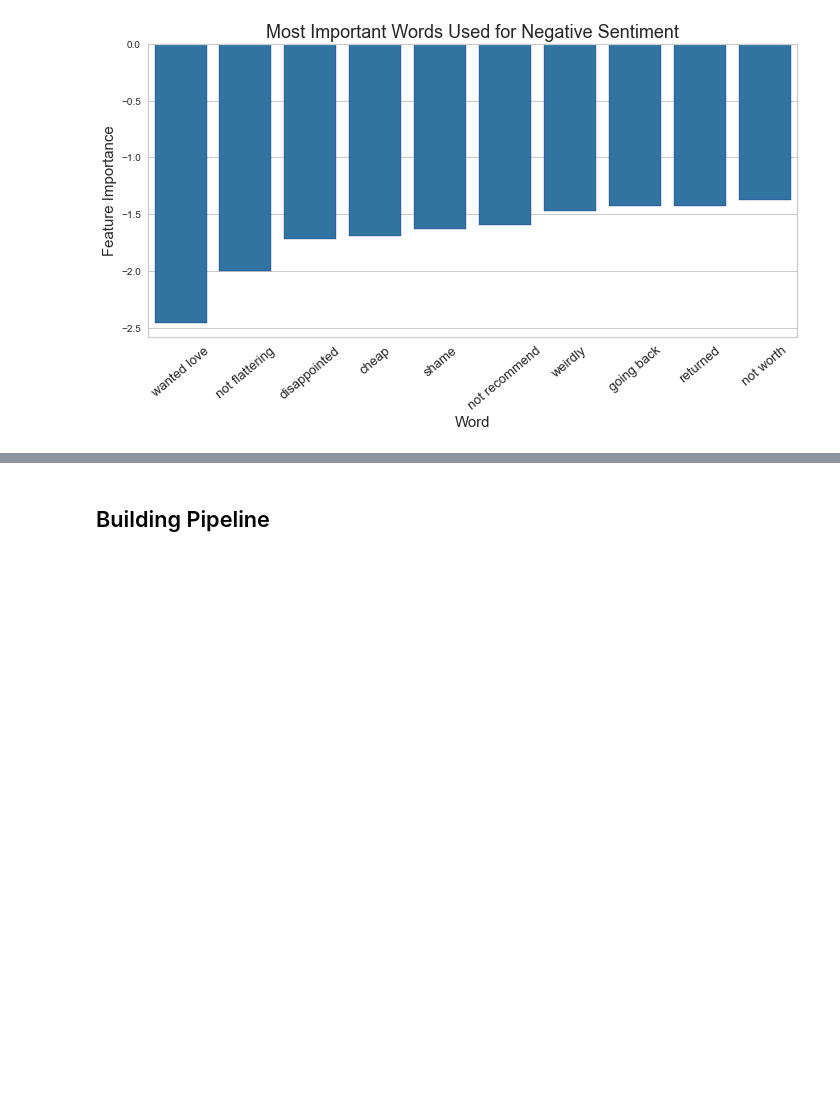
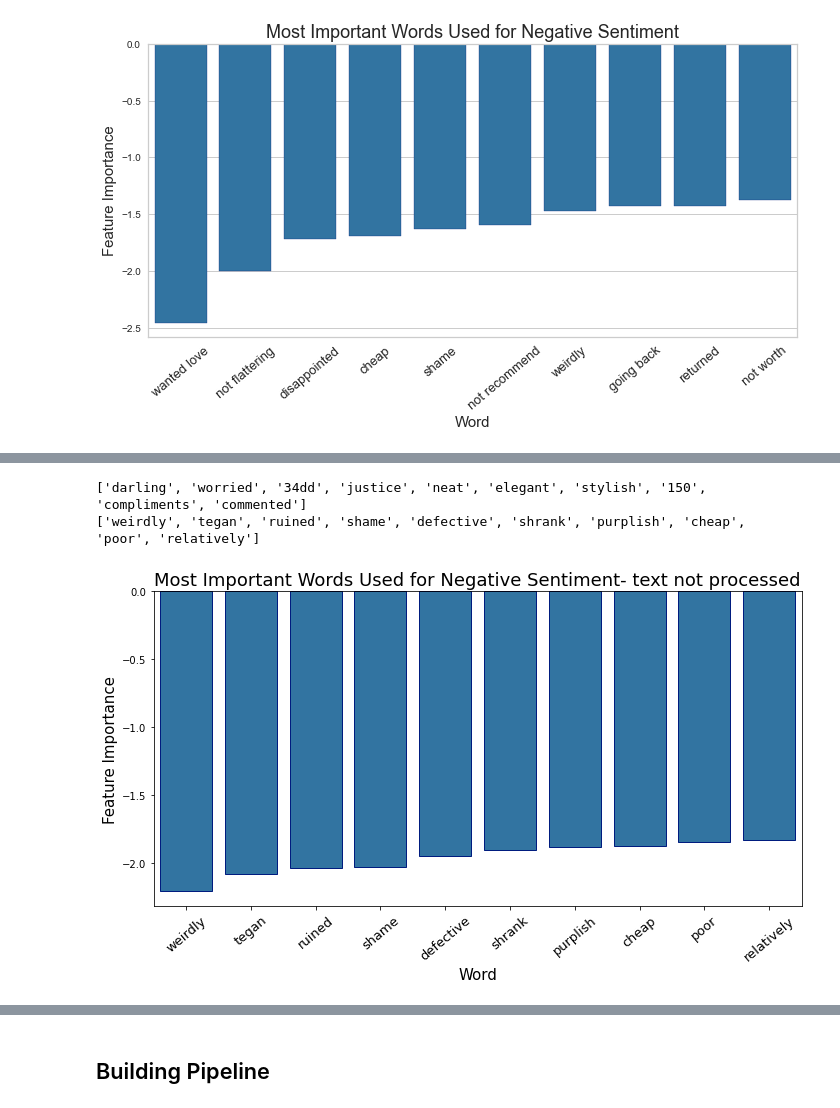
Before and after one commit to baharbiazar/E_Commerce_Reviews_Sentiment_Analysis, a Jupyter notebook: yek_bar_baraye_hamishesh.ipynb, the cells around one changed output, grey strips where cells are left out. Cells and saved outputs as stored; diff of their text form; code cells hidden in the pictures; blank space fills up the shorter version.

```diff
--- a/yek_bar_baraye_hamishesh.ipynb
+++ b/yek_bar_baraye_hamishesh.ipynb
@@ -266,0 +415,8 @@ from yellowbrick.classifier import A
+# %%
+X = df['Review Text']
+y= df["Recommended IND"].values.reshape(-1,1)
+print("X.shape:", X.shape, '\t y_shape:', y.shape)
+
+
+X_train, X_test, y_train, y_test = train_test_split(X , y , stratify =y , test_size = 0.3, random_state= 100)
+print('train_test_split:',X_train.shape , X_test.shape,'\t', y_train.shape, y_test.shape)
@@ -266,0 +426,10 @@ from yellowbrick.classifier import A
+# %%
+# create countvectorizer
+start_time = time.time()
+
+cv = CountVectorizer(binary = True, stop_words= None , ngram_range=(1,1))
+cv.fit_transform(X_train)
+train_feature_set = cv.transform(X_train)
+test_feature_set = cv.transform(X_test)
+
+print("Time takes to convert text input into feature vector: ", round((time.time() - start_time)/60, 2), " mins")
@@ -266,0 +438,3 @@ from yellowbrick.classifier import A
+# %%
+lr = LogisticRegression(class_weight = 'balanced')
+model_predictions(lr,train_feature_set,y_train, test_feature_set, y_test)
@@ -266,0 +458,23 @@ from yellowbrick.classifier import A
+# %%
+feature_importance = lr.coef_[0]
+sorted_idx = np.argsort(feature_importance)
+top_10_pos_w = [list(cv.vocabulary_.keys())[list(cv.vocabulary_.values()).index(w)] for w in sorted_idx[range(-1,-11, -1)]]
+print(top_10_pos_w)
+top_10_neg_w = [list(cv.vocabulary_.keys())[list(cv.vocabulary_.values()).index(w)] for w in sorted_idx[:10]]
+print(top_10_neg_w)
+# %% [output]
+['darling', 'worried', '34dd', 'justice', 'neat', 'elegant', 'stylish', '150', 'compliments', 'commented']
+['weirdly', 'tegan', 'ruined', 'shame', 'defective', 'shrank', 'purplish', 'cheap', 'poor', 'relatively']
+# %%
+fig = plt.figure(figsize=(10, 6))
+ax = sns.barplot(top_10_neg_w, feature_importance[sorted_idx[:10]], color= 'tab:blue', alpha = 1, edgecolor=sns.color_palette("dark", 1))
+plt.title("Most Important Words Used for Negative Sentiment- text not processed",fontsize = 18)
+x_locs,x_labels = plt.xticks()
+plt.xticks(fontsize=13)
+plt.setp(x_labels, rotation = 40)
+plt.ylabel('Feature Importance', fontsize = 15)
+plt.xlabel('Word', fontsize = 15)
+plt.tight_layout()
+plt.savefig('images/mostnegwordsnonstop')
+# %% [output]
+[figure, added]
```
Also changed, not shown: parts of 66 cells of this notebook, 10 other files.
